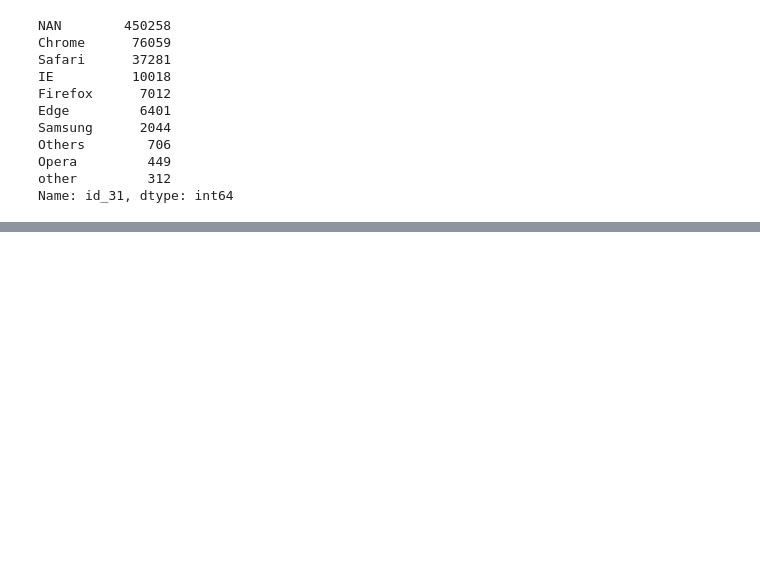
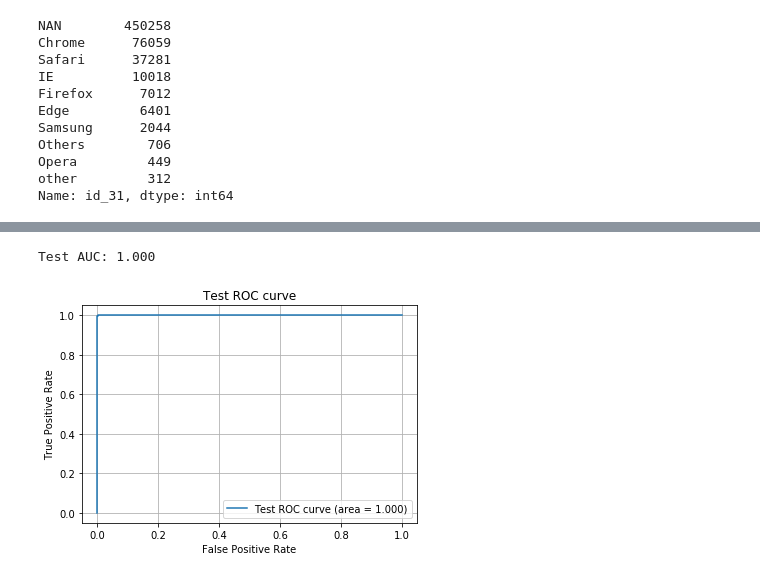
Before and after one commit to chriskwkim/mlnd, a Jupyter notebook: mlnd-capstone/Fraud Detection Learning.ipynb, the cells around one changed output, grey strips where cells are left out. Cells and saved outputs as stored; diff of their text form; code cells hidden in the pictures; blank space fills up the shorter version.

```diff
--- a/mlnd-capstone/Fraud Detection Learning.ipynb
+++ b/mlnd-capstone/Fraud Detection Learning.ipynb
@@ -338,0 +315,7 @@ Wall time: 16min 35s
+# %%
+# Test AUC
+test_predictions = lgbm.predict_proba(X_test, num_iteration=lgbm.best_iteration_)[:,1]
+show_auc_roc(y_test, test_predictions, 'Test')
+# %% [output]
+Test AUC: 1.000
+[figure, added]
```
Also changed, not shown: parts of 46 cells of this notebook, 4 other files.
